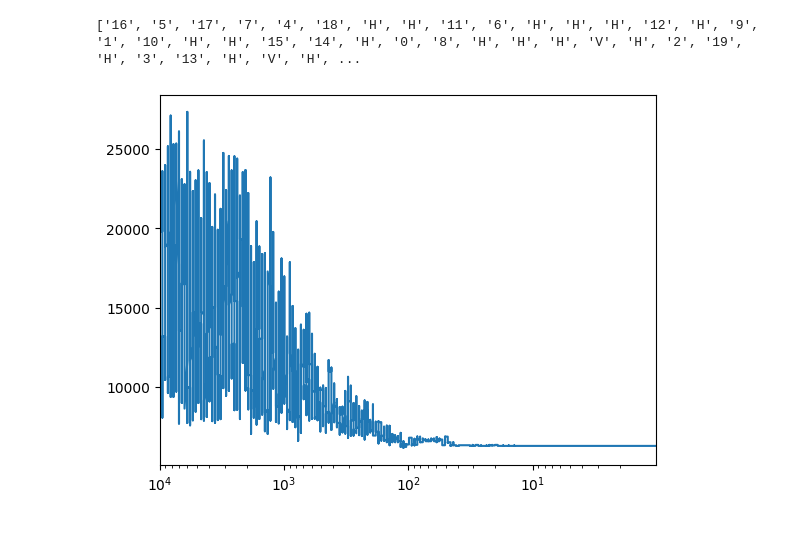
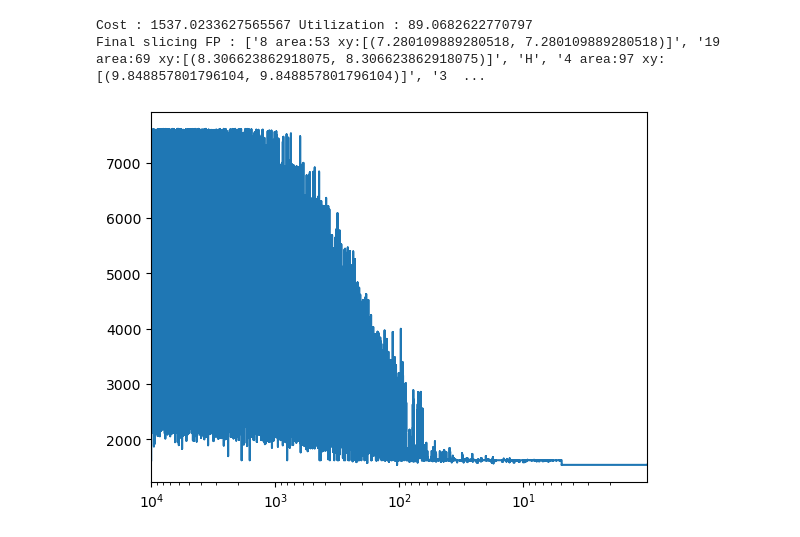
Before and after one commit to srini229/EE5333_tutorials, a Jupyter notebook: fp/Floorplanning.ipynb, the cells around one changed output. Cells and saved outputs as stored; diff of their text form; code cells hidden in the pictures.

```diff
--- a/fp/Floorplanning.ipynb
+++ b/fp/Floorplanning.ipynb
@@ -22,7 +22,7 @@ def accept(delC, T):
 # costEval(F): cost evaluation routine
 # accept(\Delta C, T): accept routine
 # perturb(F): perturbation routine
-def sa(Tmin, Tmax, N, alpha, F, costEval, accept, perturb):
+def sa(Tmin, Tmax, N, alpha, F, costEval, accept, perturb, plot = True):
   assert(alpha < 1. and Tmin < Tmax)
   T = Tmax
   C = costEval(F)
@@ -41,10 +41,11 @@ def sa(Tmin, Tmax, N, alpha, F, costEval, accept, perturb):
         Clist.append(Cnew)
         Temp.append(T)
     T = T * alpha
-  import matplotlib.pyplot as plt
-  plt.plot(Temp, Clist)
-  plt.xlim(max(Temp), min(Temp))
-  plt.xscale('log')
+  if plot:
+    import matplotlib.pyplot as plt
+    plt.plot(Temp, Clist)
+    plt.xlim(max(Temp), min(Temp))
+    plt.xscale('log')
   return minF, minC
 # %%
 operators = {'H', 'V'} # operators corresponding to H and V slices
@@ -55,7 +56,7 @@ class Module:
     self._area = area
     self._xy = [(math.sqrt(area*r), math.sqrt(area/r)) for r in aspect_ratios]
   def __repr__(self):
-    return f"'{self._name}'"
+    return f"'{self._name} area:{self._area} xy:{self._xy}'"
 
 def checkBalloting(F, index):
   countOperators = 0
@@ -89,10 +90,12 @@ def perturb(Fi):
         if F[index] not in operators: continue
         b = index - 1
         e = index + 1
-        while b >= 0 and F[b] in operators:
-          b -= 1
-        while e <= last and F[e] in operators:
-          e += 1
+        if random.random() < 0.5:
+          while b >= 0 and F[b] in operators:
+            b -= 1
+        if random.random() < 0.5:
+          while e <= last and F[e] in operators:
+            e += 1
         for i in range(b+1, e):
           if F[i] == 'H': F[i] = 'V'
           elif F[i] == 'V': F[i] = 'H'
@@ -160,11 +161,18 @@ print(Cmin, Fmin)
 # %%
-m = [Module(str(i), random.randint(100, 400), [random.randint(10, 20)]) for i in range(20)]
+m = []
+for i in range(20):
+  area = random.randint(50,100)
+  m.append(Module(str(i), area, [1.]))
+
 F = [m[0]]
 for i in range(1, len(m)):
   F.append(m[i])
   F.append('V')
-Cmin, Fmin = sa(1, 10000, 1000, 0.95, F, costEval, accept, perturb)
-print(Cmin, Fmin)
+Fmin, Cmin = sa(1, 10000, 10000, 0.99, F, costEval, accept, perturb)
+sumarea = sum([i._area for i in m])
+print("Cost :", Cmin, "Utilization :", sumarea * 100./Cmin)
+print("Final slicing FP :", Fmin)
 # %% [output]
-['16', '5', '17', '7', '4', '18', 'H', 'H', '11', '6', 'H', 'H', 'H', '12', 'H', '9', '1', '10', 'H', 'H', '15', '14', 'H', '0', '8', 'H', 'H', 'H', 'V', 'H', '2', '19', 'H', '3', '13', 'H', 'V', 'H', ...
+Cost : 1537.0233627565567 Utilization : 89.0682622770797
+Final slicing FP : ['8 area:53 xy:[(7.280109889280518, 7.280109889280518)]', '19 area:69 xy:[(8.306623862918075, 8.306623862918075)]', 'H', '4 area:97 xy:[(9.848857801796104, 9.848857801796104)]', '3  ...
-[figure, old version]
+[figure, new version]
```
Also changed, not shown: parts of 3 cells of this notebook.
